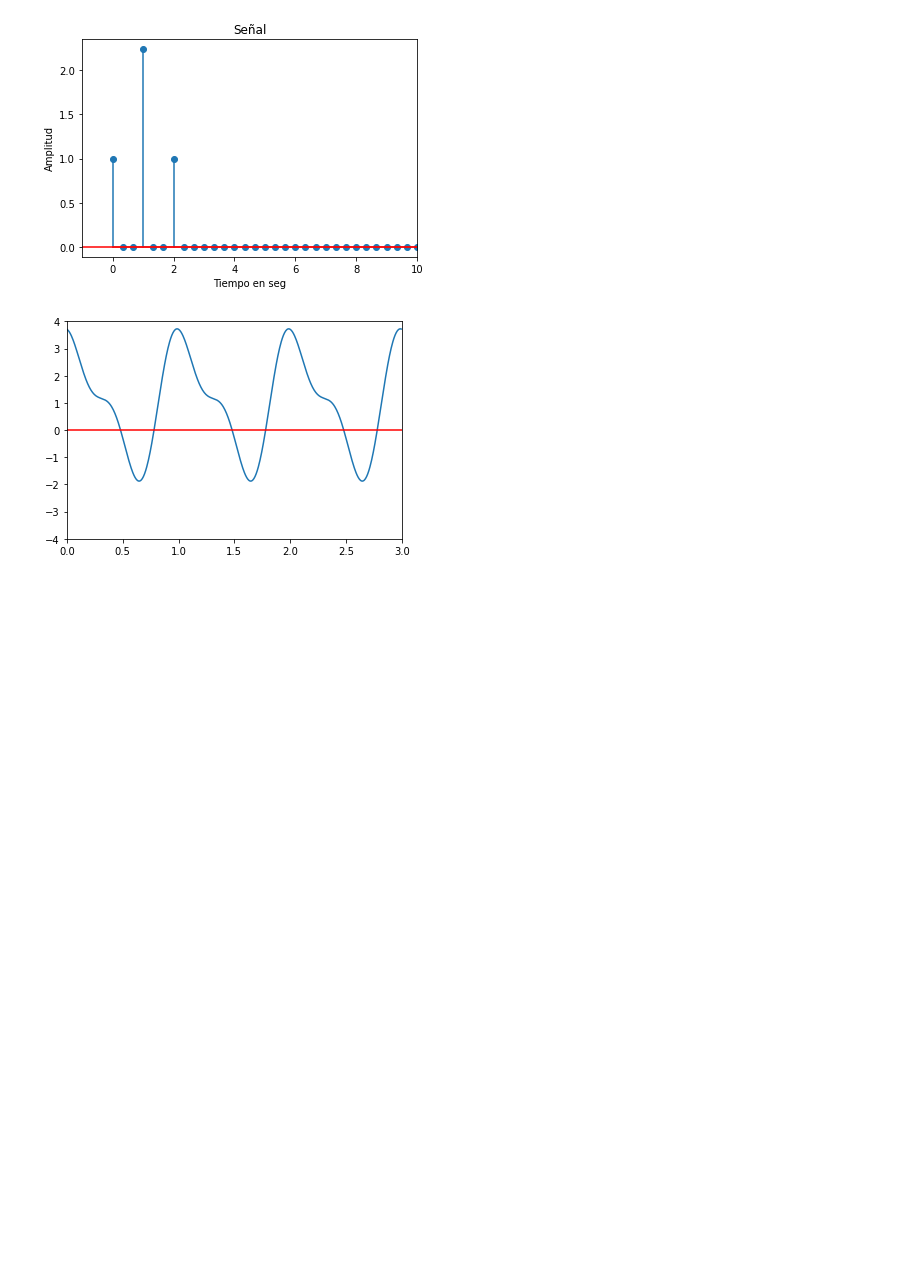
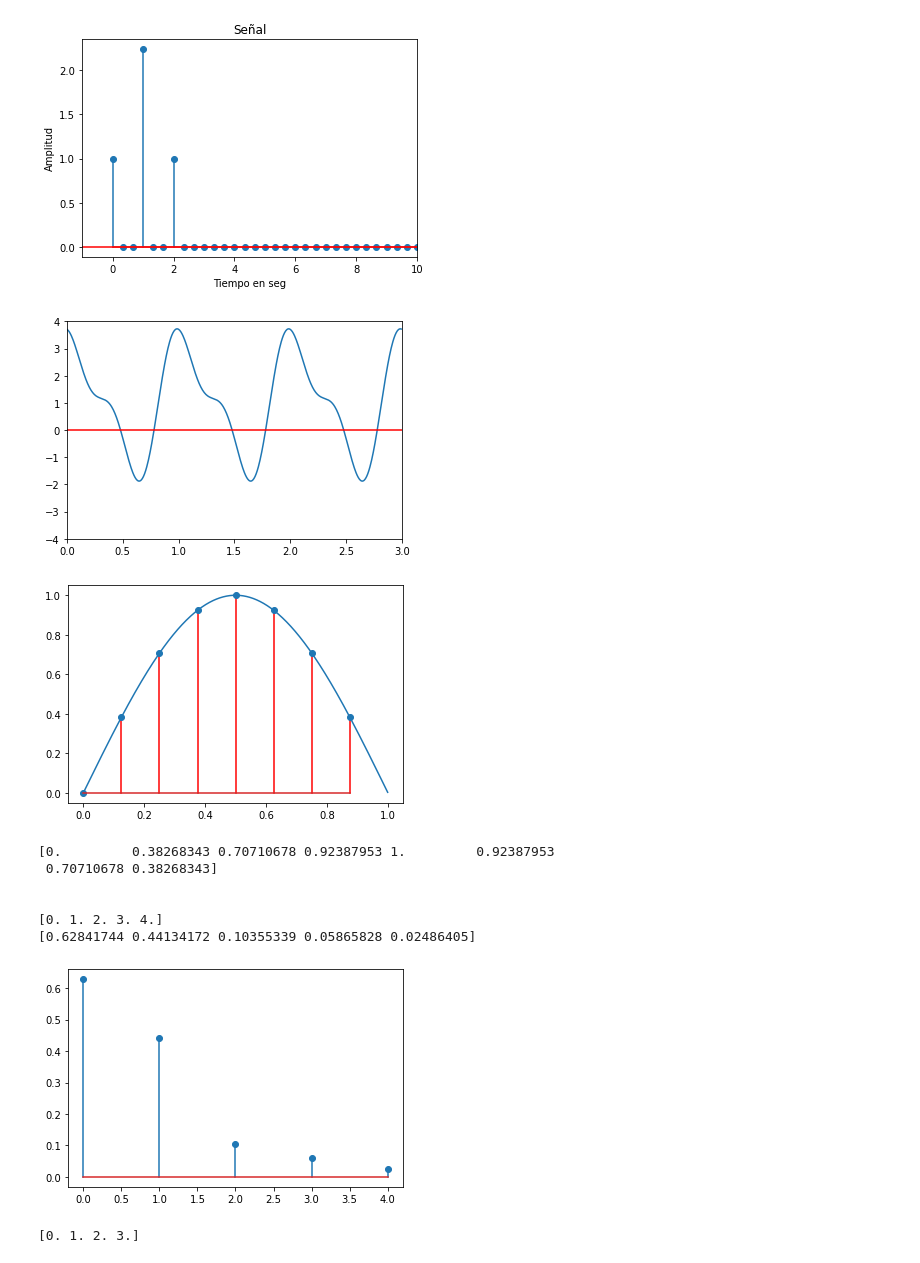
Before and after one commit to FrankAlvaradoR/Teor-a-de-Control, a Jupyter notebook: Transformada_de_Fourier.ipynb, the cells around one changed output. Drawn from its saved outputs; the diff is of its cells as text; code cells hidden in the pictures; blank space fills up the shorter version.

```diff
--- a/Transformada_de_Fourier.ipynb
+++ b/Transformada_de_Fourier.ipynb
@@ -163,3 +163,53 @@ plt.show()
 # %% [output]
 [figure]
 [figure]
+# %%
+# Cargamos las librerias
+import numpy as np
+import matplotlib.pyplot as plt
+import cmath
+#Simulación de señal continua
+fs=1000;
+F=.5;
+ts = np.arange(0, 1, 1/fs)
+pi = np.pi;
+w = 2*pi*F;
+y = np.sin(w*ts)
+plt.plot(ts, y)
+
+#definimos la señal iscreta
+fm=8
+t = np.arange(0, 1, 1/fm)
+y = np.sin(w*t)
+plt.stem(t,y,'r')
+plt.show()
+print(y)
+print("\n")
+
+#Transformada de Fourier.
+N=len(y);
+vecf=fm*( np.arange(0,(N/2)+1) )/N;
+TF=np.fft.fft(y)
+F=np.fft.fft(y)
+F2=F[0:int(N/2+1)]
+psdx=(1/N)*abs(F2)
+psdx[1:len(psdx)-1]=2*psdx[1:len(psdx)-1]
+
+print(vecf)
+print(psdx)
+#Graficamos
+plt.stem(vecf,psdx)
+plt.show()
+# %% [output]
+[figure, added]
+[0.         0.38268343 0.70710678 0.92387953 1.         0.92387953
+ 0.70710678 0.38268343]
+
+
+[0. 1. 2. 3. 4.]
+[0.62841744 0.44134172 0.10355339 0.05865828 0.02486405]
+[figure, added]
+# %%
+print(np.arange(0,(8/2)))
+# %% [output]
+[0. 1. 2. 3.]
```
